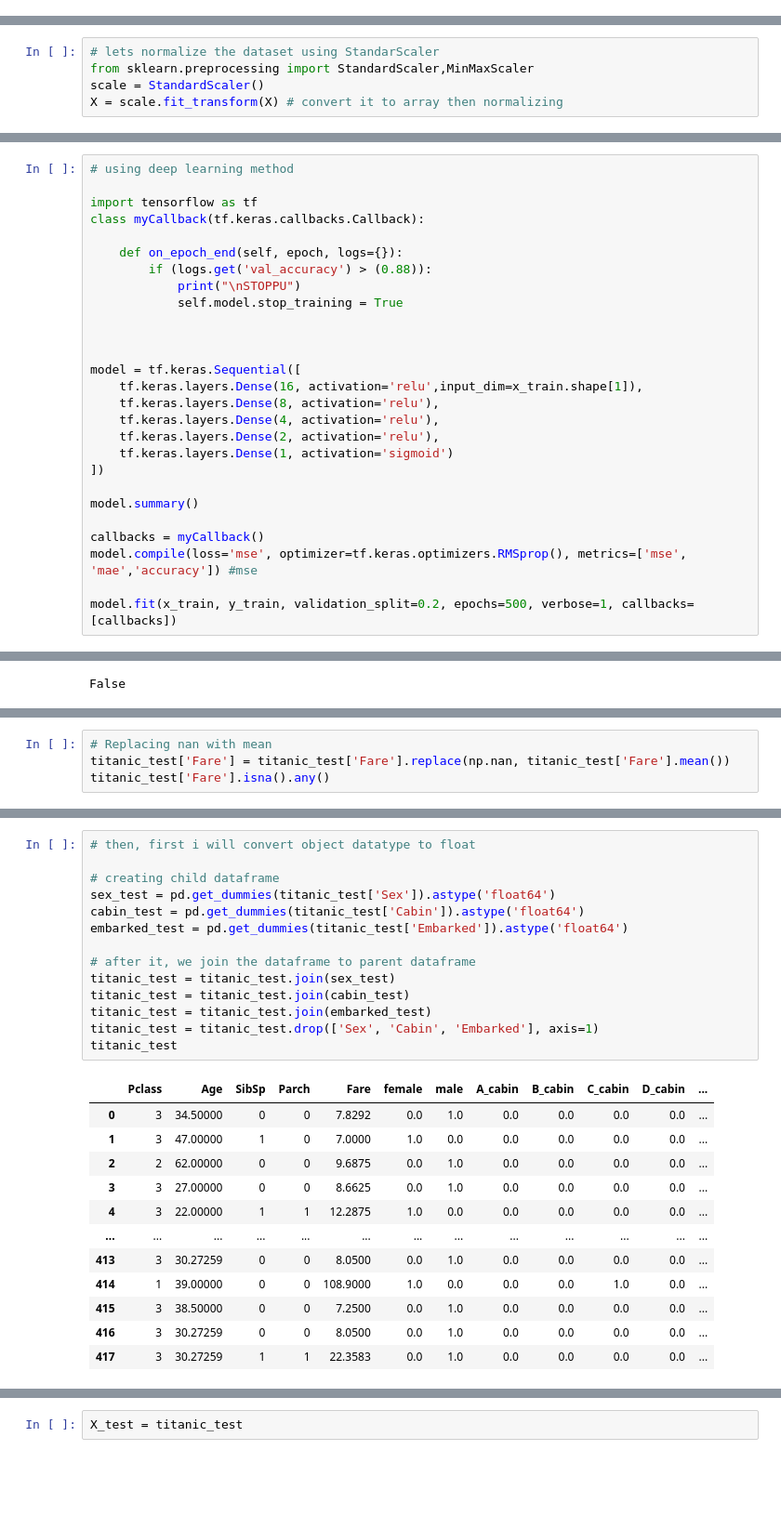
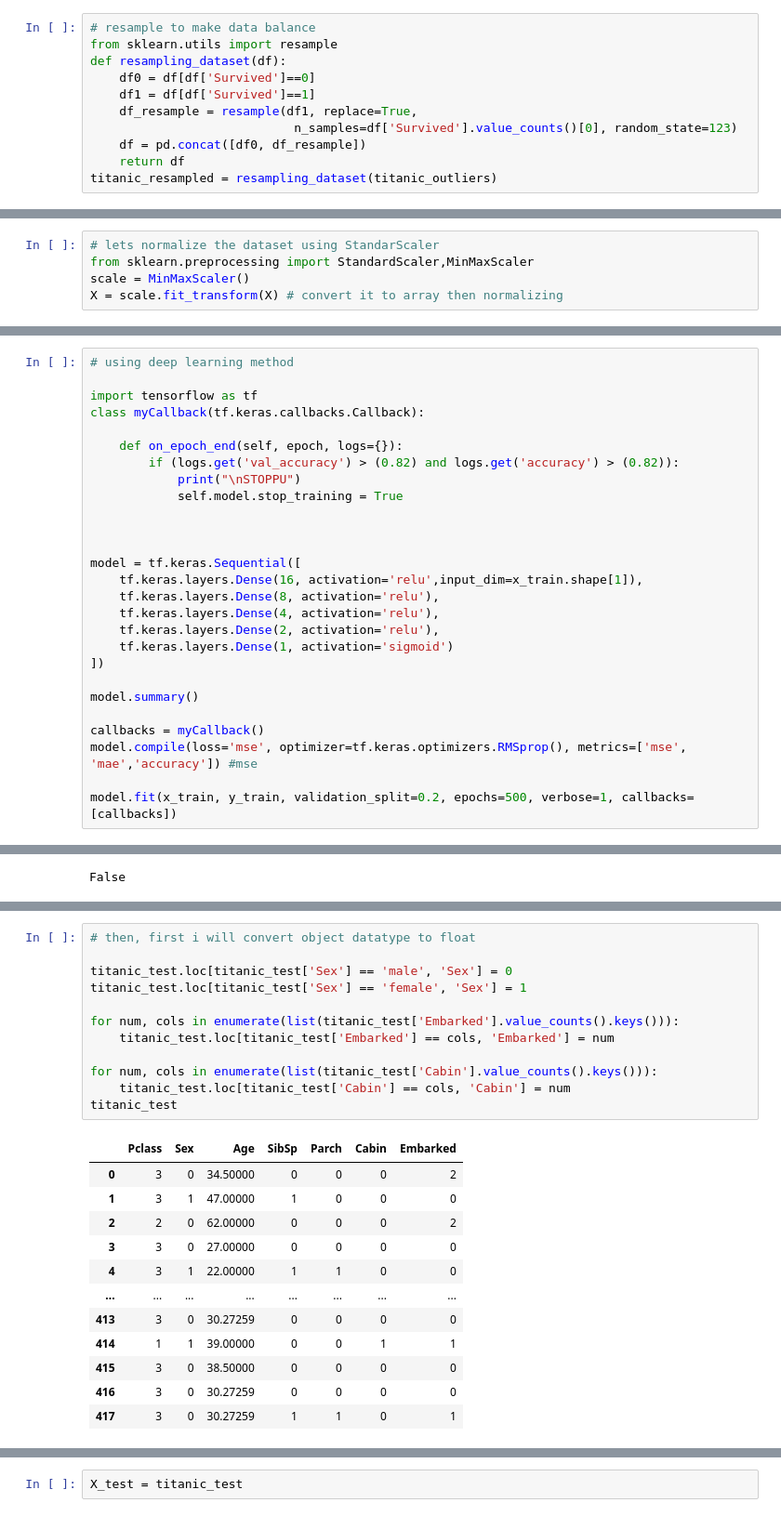
Before and after one commit to emnopal/titanic_classification, a Jupyter notebook: titanic.ipynb, the cells around one changed output, grey strips where cells are left out. Shown at 93% size. Saved outputs shown, nothing was run; the diff lists cells and outputs as text; blank space fills up the shorter version.

```diff
--- a/titanic.ipynb
+++ b/titanic.ipynb
@@ -468,0 +695,11 @@ Name: Survived, dtype: int64
+# %%
+# resample to make data balance
+from sklearn.utils import resample
+def resampling_dataset(df):
+    df0 = df[df['Survived']==0]
+    df1 = df[df['Survived']==1]
+    df_resample = resample(df1, replace=True,
+                            n_samples=df['Survived'].value_counts()[0], random_state=123)
+    df = pd.concat([df0, df_resample])
+    return df
+titanic_resampled = resampling_dataset(titanic_outliers)
@@ -485,7 +733,7 @@ X.describe()
 # %%
 # lets normalize the dataset using StandarScaler
 from sklearn.preprocessing import StandardScaler,MinMaxScaler
-scale = StandardScaler()
+scale = MinMaxScaler()
 X = scale.fit_transform(X) # convert it to array then normalizing
 # %%
 # after normalizing
@@ -579,7 +843,7 @@ import tensorflow as tf
 class myCallback(tf.keras.callbacks.Callback):
 
     def on_epoch_end(self, epoch, logs={}):
-        if (logs.get('val_accuracy') > (0.88)):
+        if (logs.get('val_accuracy') > (0.82) and logs.get('accuracy') > (0.82)):
             print("\nSTOPPU")
             self.model.stop_training = True
 
@@ -713,7 +975,3 @@ for i in list(set(alp_data)):
 titanic_test['Cabin'].isna().any()
 # %% [output]
 False
-# %%
-# Replacing nan with mean
-titanic_test['Fare'] = titanic_test['Fare'].replace(np.nan, titanic_test['Fare'].mean())
-titanic_test['Fare'].isna().any()
@@ -766,27 +1020,25 @@ dtype: object
 # %%
 # then, first i will convert object datatype to float
 
-# creating child dataframe
-sex_test = pd.get_dummies(titanic_test['Sex']).astype('float64')
-cabin_test = pd.get_dummies(titanic_test['Cabin']).astype('float64')
-embarked_test = pd.get_dummies(titanic_test['Embarked']).astype('float64')
+titanic_test.loc[titanic_test['Sex'] == 'male', 'Sex'] = 0
+titanic_test.loc[titanic_test['Sex'] == 'female', 'Sex'] = 1
 
-# after it, we join the dataframe to parent dataframe
-titanic_test = titanic_test.join(sex_test)
-titanic_test = titanic_test.join(cabin_test)
-titanic_test = titanic_test.join(embarked_test)
-titanic_test = titanic_test.drop(['Sex', 'Cabin', 'Embarked'], axis=1)
+for num, cols in enumerate(list(titanic_test['Embarked'].value_counts().keys())):
+    titanic_test.loc[titanic_test['Embarked'] == cols, 'Embarked'] = num
+
+for num, cols in enumerate(list(titanic_test['Cabin'].value_counts().keys())):
+    titanic_test.loc[titanic_test['Cabin'] == cols, 'Cabin'] = num
 titanic_test
 # %% [output]
-|  | Pclass | Age | SibSp | Parch | Fare | female | male | A_cabin | B_cabin | C_cabin | D_cabin | ... |
-| 0 | 3 | 34.50000 | 0 | 0 | 7.8292 | 0.0 | 1.0 | 0.0 | 0.0 | 0.0 | 0.0 | ... |
-| 1 | 3 | 47.00000 | 1 | 0 | 7.0000 | 1.0 | 0.0 | 0.0 | 0.0 | 0.0 | 0.0 | ... |
-| 2 | 2 | 62.00000 | 0 | 0 | 9.6875 | 0.0 | 1.0 | 0.0 | 0.0 | 0.0 | 0.0 | ... |
-| 3 | 3 | 27.00000 | 0 | 0 | 8.6625 | 0.0 | 1.0 | 0.0 | 0.0 | 0.0 | 0.0 | ... |
-| 4 | 3 | 22.00000 | 1 | 1 | 12.2875 | 1.0 | 0.0 | 0.0 | 0.0 | 0.0 | 0.0 | ... |
-| ... | ... | ... | ... | ... | ... | ... | ... | ... | ... | ... | ... | ... |
-| 413 | 3 | 30.27259 | 0 | 0 | 8.0500 | 0.0 | 1.0 | 0.0 | 0.0 | 0.0 | 0.0 | ... |
-| 414 | 1 | 39.00000 | 0 | 0 | 108.9000 | 1.0 | 0.0 | 0.0 | 0.0 | 1.0 | 0.0 | ... |
-| 415 | 3 | 38.50000 | 0 | 0 | 7.2500 | 0.0 | 1.0 | 0.0 | 0.0 | 0.0 | 0.0 | ... |
-| 416 | 3 | 30.27259 | 0 | 0 | 8.0500 | 0.0 | 1.0 | 0.0 | 0.0 | 0.0 | 0.0 | ... |
-| 417 | 3 | 30.27259 | 1 | 1 | 22.3583 | 0.0 | 1.0 | 0.0 | 0.0 | 0.0 | 0.0 | ... |
+|  | Pclass | Sex | Age | SibSp | Parch | Cabin | Embarked |
+| 0 | 3 | 0 | 34.50000 | 0 | 0 | 0 | 2 |
+| 1 | 3 | 1 | 47.00000 | 1 | 0 | 0 | 0 |
+| 2 | 2 | 0 | 62.00000 | 0 | 0 | 0 | 2 |
+| 3 | 3 | 0 | 27.00000 | 0 | 0 | 0 | 0 |
+| 4 | 3 | 1 | 22.00000 | 1 | 1 | 0 | 0 |
+| ... | ... | ... | ... | ... | ... | ... | ... |
+| 413 | 3 | 0 | 30.27259 | 0 | 0 | 0 | 0 |
+| 414 | 1 | 1 | 39.00000 | 0 | 0 | 1 | 1 |
+| 415 | 3 | 0 | 38.50000 | 0 | 0 | 0 | 0 |
+| 416 | 3 | 0 | 30.27259 | 0 | 0 | 0 | 0 |
+| 417 | 3 | 0 | 30.27259 | 1 | 1 | 0 | 1 |
```
Also changed, not shown: parts of 125 cells of this notebook, 1 other file.
